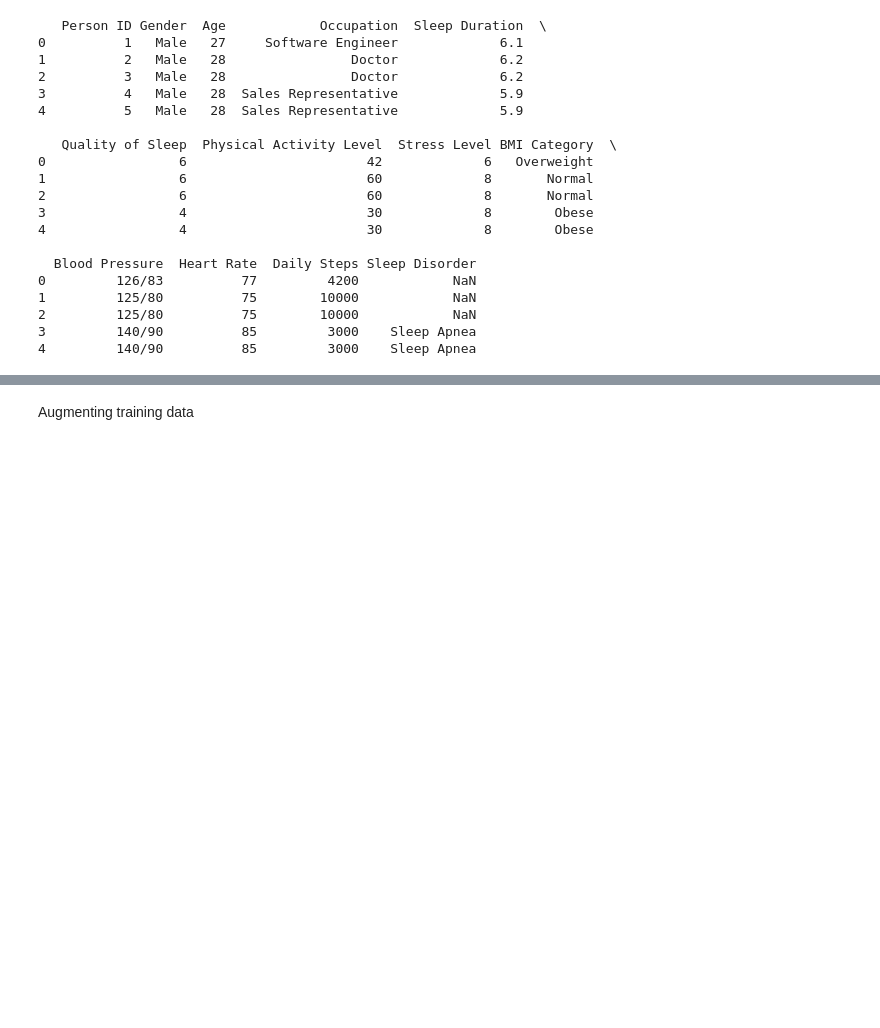
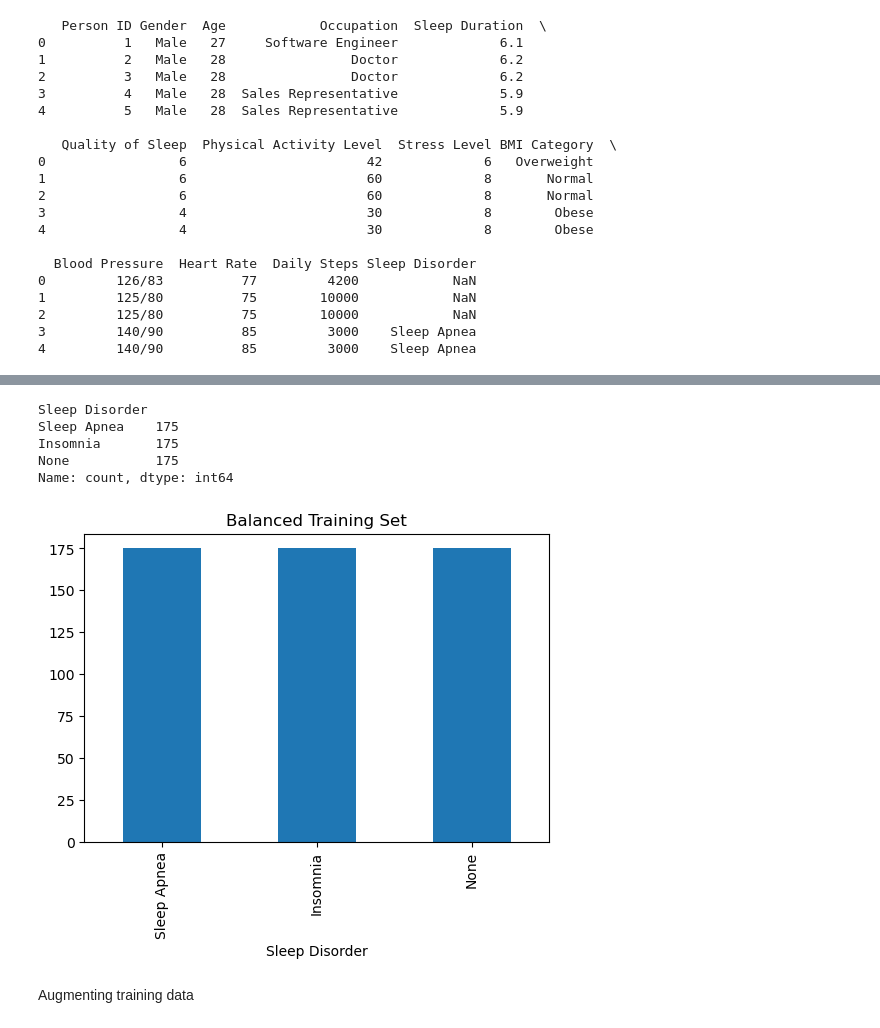
Before and after one commit to TheeBaranga/sleep-health-predictor, a Jupyter notebook: sleep-dtf.ipynb, the cells around one changed output, grey strips where cells are left out. Drawn from its saved outputs; the diff is of its cells as text; code cells hidden in the pictures; blank space fills up the shorter version.

```diff
--- a/sleep-dtf.ipynb
+++ b/sleep-dtf.ipynb
@@ -42,0 +73,4 @@ X_train, X_test, y_train, y_test = train_test_split(X, y, test_size=0.2, random_
+# %%
+# Separating Target from Features
+X = df.drop(columns=['Sleep Disorder'], axis=1)
+y = df['Sleep Disorder']
@@ -43,3 +232,20 @@ X_train, X_test, y_train, y_test = train_test_split(X, y, test_size=0.2, random_
+# %%
+print(y_train.value_counts())
+
+plt.figure(figsize=(6,4))
+
+y_train.value_counts().plot(kind="bar")
+
+plt.title("Balanced Training Set")
+
+plt.show()
+# %% [output]
+Sleep Disorder
+Sleep Apnea    175
+Insomnia       175
+None           175
+Name: count, dtype: int64
+[figure, added]
 # %% [markdown]
 Augmenting training data
 # %%
```
Also changed, not shown: parts of 14 cells of this notebook, 5 other files.
